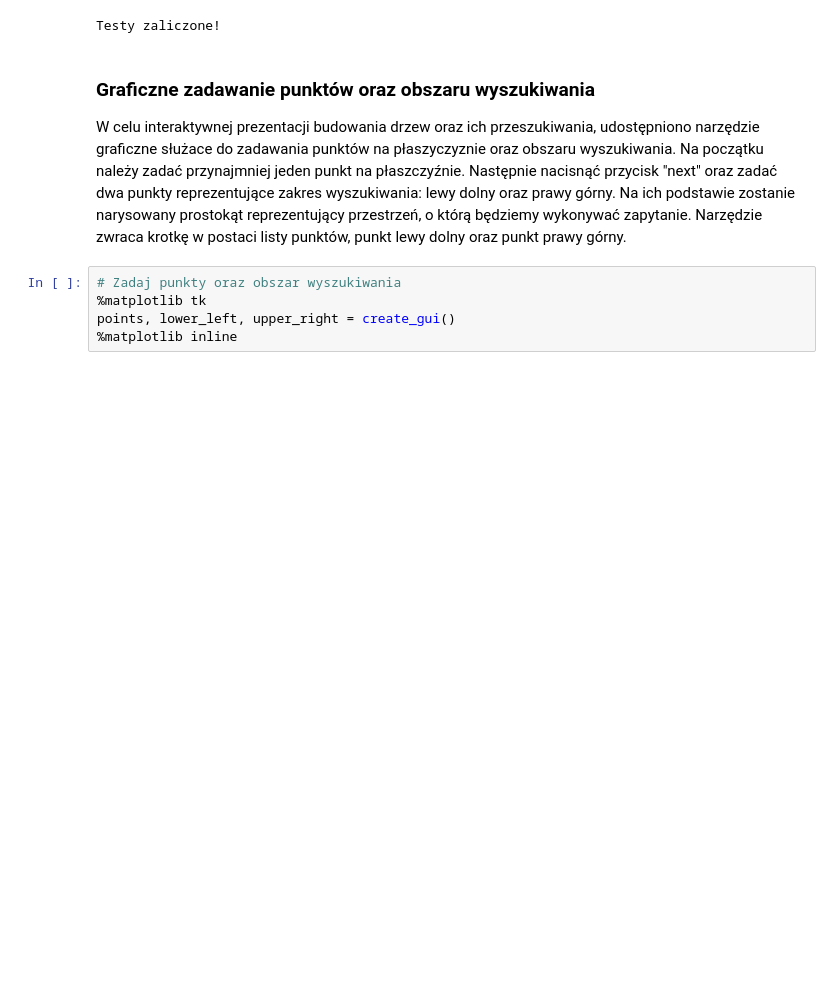
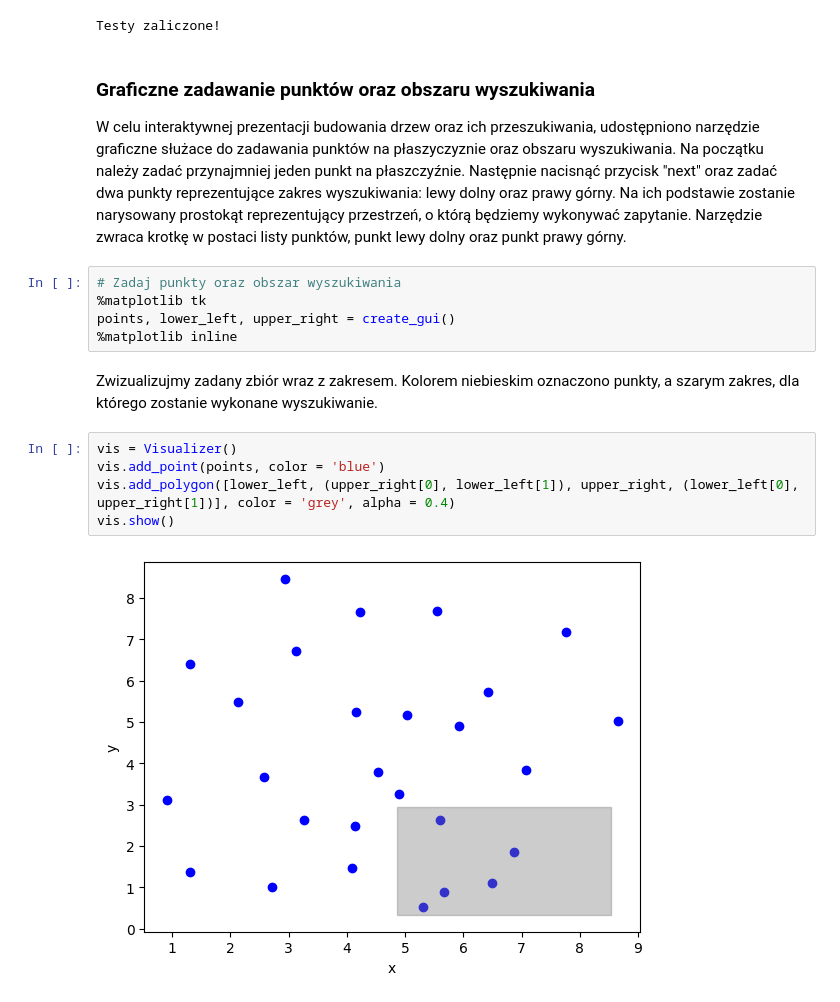
Before and after one commit to OlaszPL/KDTree_QuadTree_project, a Jupyter notebook: main.ipynb, the cells around one changed output. Saved outputs shown, nothing was run; the diff lists cells and outputs as text; blank space fills up the shorter version.

```diff
--- a/main.ipynb
+++ b/main.ipynb
@@ -50,3 +50,12 @@ W celu interaktywnej prezentacji budowania drzew oraz ich przeszukiwania, udost
 %matplotlib tk
 points, lower_left, upper_right = create_gui()
 %matplotlib inline
+# %% [markdown]
+Zwizualizujmy zadany zbiór wraz z zakresem. Kolorem niebieskim oznaczono punkty, a szarym zakres, dla którego zostanie wykonane wyszukiwanie.
+# %%
+vis = Visualizer()
+vis.add_point(points, color = 'blue')
+vis.add_polygon([lower_left, (upper_right[0], lower_left[1]), upper_right, (lower_left[0], upper_right[1])], color = 'grey', alpha = 0.4)
+vis.show()
+# %% [output]
+[figure, added]
```
Also changed, not shown: parts of 3 cells of this notebook, 1 other file.
